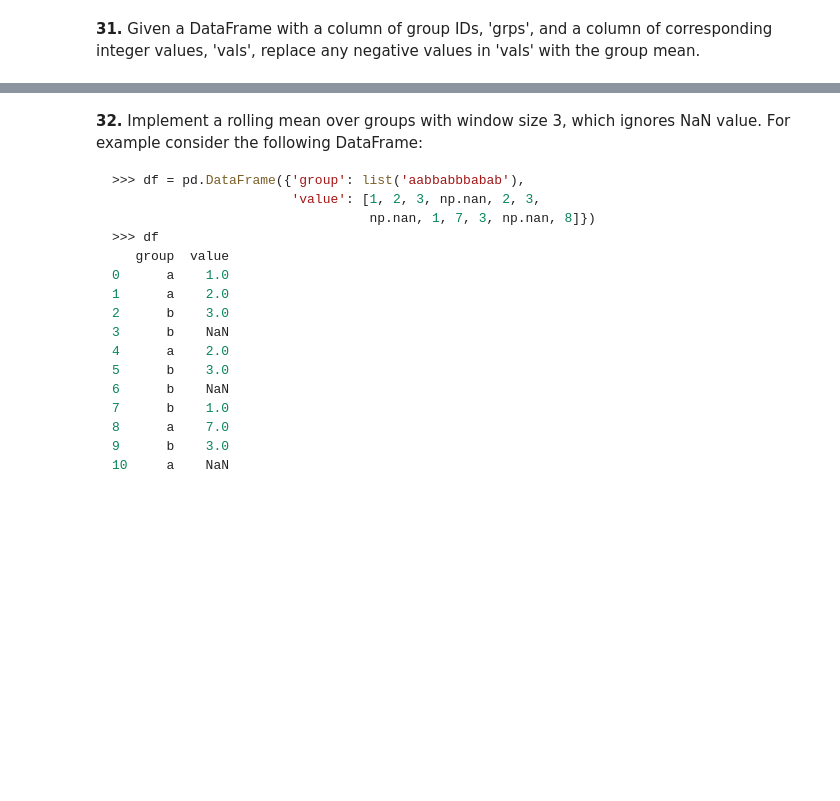
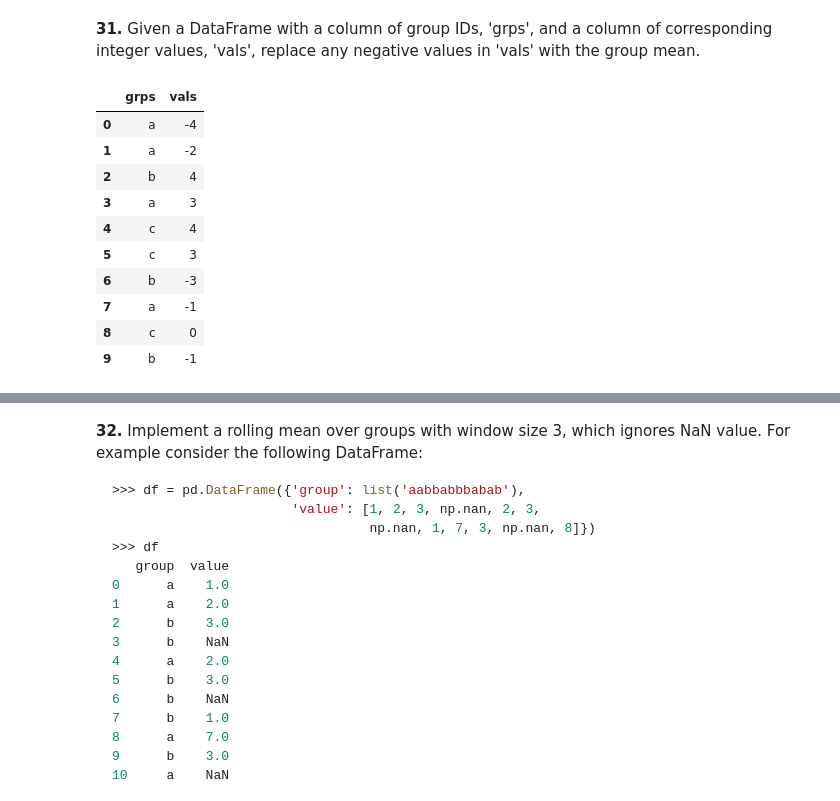
Before and after one commit to rachelpoole/100-pandas-puzzles, a Jupyter notebook: 100-pandas-puzzles.ipynb, the cells around one changed output, grey strips where cells are left out. Drawn from its saved outputs; the diff is of its cells as text; code cells hidden in the pictures; blank space fills up the shorter version.

```diff
--- a/100-pandas-puzzles.ipynb
+++ b/100-pandas-puzzles.ipynb
@@ -477,3 +477,20 @@ df.unstack().sort_values(ascending = False)[:3].index.tolist()
 [('d', 1), ('b', 3), ('c', 9)]
 # %% [markdown]
 **31.** Given a DataFrame with a column of group IDs, 'grps', and a column of corresponding integer values, 'vals', replace any negative values in 'vals' with the group mean.
+# %%
+np.random.seed(99)
+df = pd.DataFrame({'grps': ['a', 'a', 'b', 'a', 'c', 'c', 'b', 'a', 'c', 'b'],
+             'vals': np.random.randint(low = -5, high = 5, size = 10)})
+df
+# %% [output]
+|  | grps | vals |
+| 0 | a | -4 |
+| 1 | a | -2 |
+| 2 | b | 4 |
+| 3 | a | 3 |
+| 4 | c | 4 |
+| 5 | c | 3 |
+| 6 | b | -3 |
+| 7 | a | -1 |
+| 8 | c | 0 |
+| 9 | b | -1 |
```
Also changed, not shown: parts of 3 cells of this notebook.
